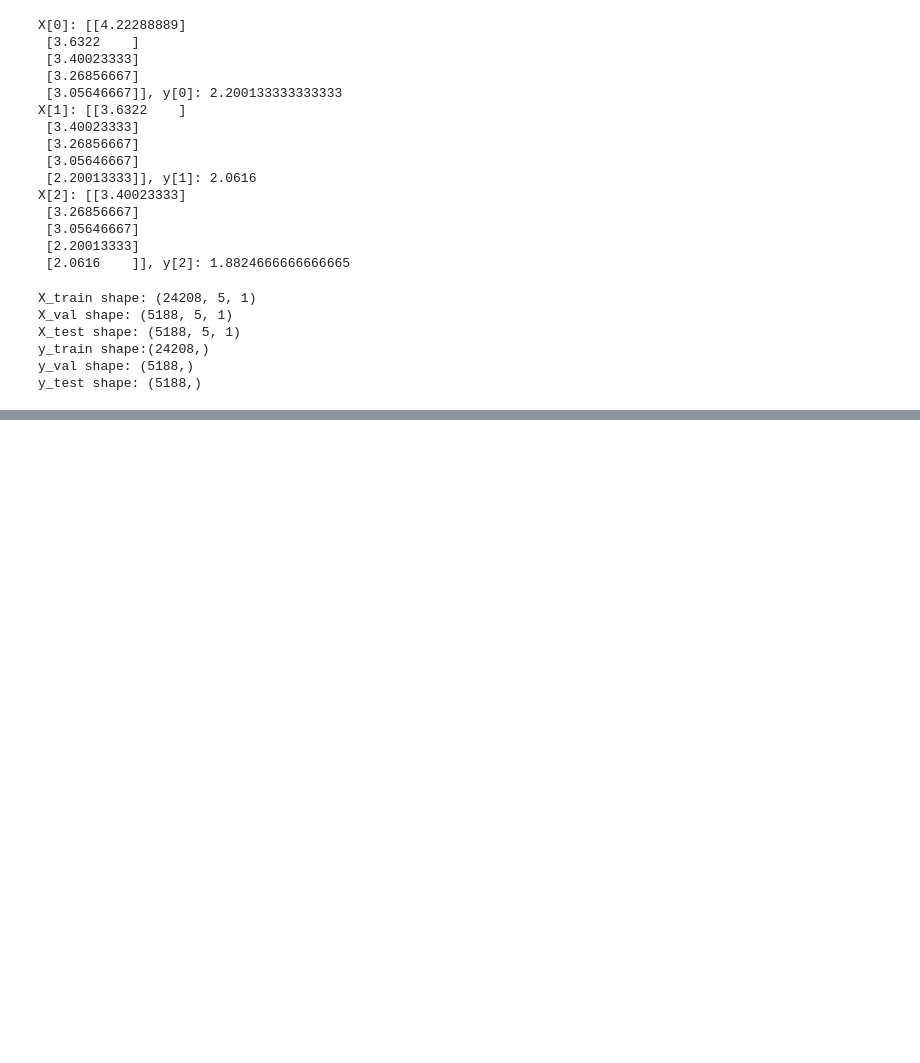
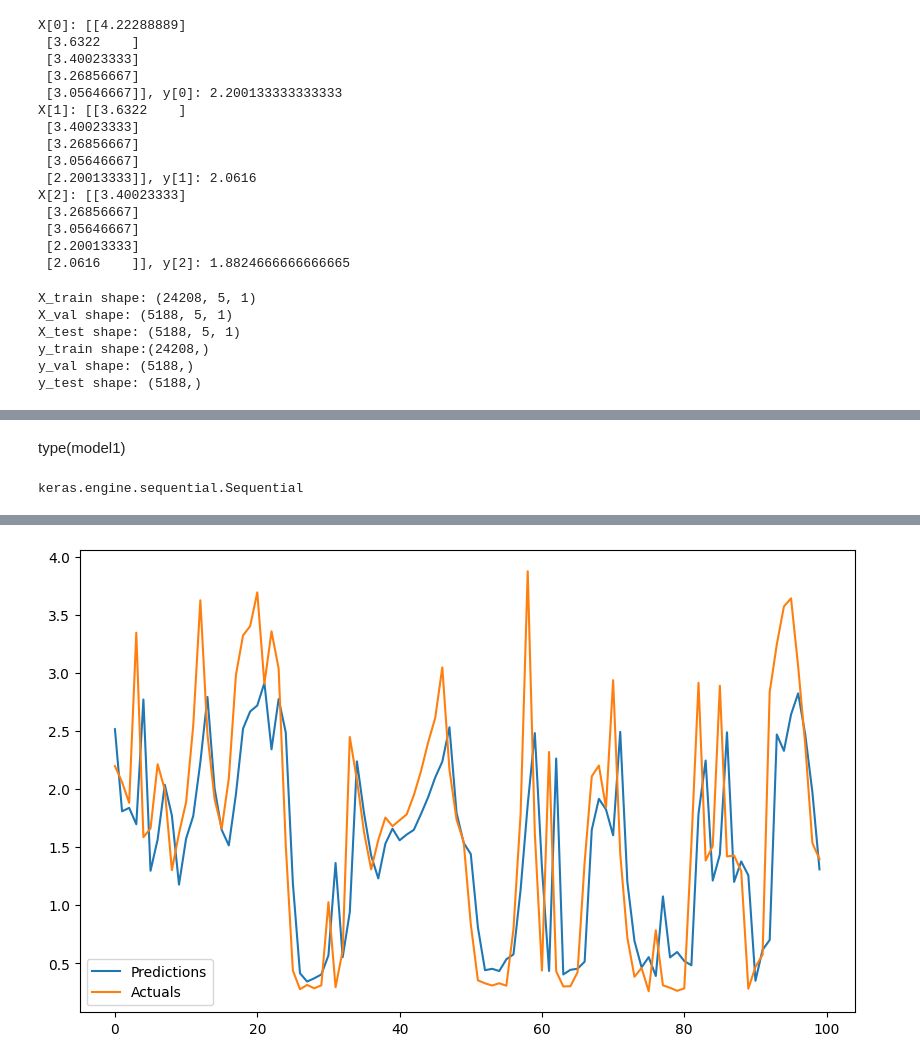
Before and after one commit to ptanner925/uci_eletric_power_consumption_rnn, a Jupyter notebook: models/model_dev.ipynb, the cells around one changed output, grey strips where cells are left out. Drawn from its saved outputs; the diff is of its cells as text; code cells hidden in the pictures; blank space fills up the shorter version.

```diff
--- a/models/model_dev.ipynb
+++ b/models/model_dev.ipynb
@@ -149,2 +174,2 @@ model1.compile(loss=MeanSquaredError(), optimizer=Adam(learning_rate = 0.001), m
 # %%
-# model1.fit(X_train,y_train, validation_data=(X_val,y_val), epochs = 10,verbose = 2)
+model1.fit(X_train,y_train, validation_data=(X_val,y_val), callbacks =[cp], epochs = 10,verbose = 2)
@@ -155,0 +215,3 @@ print("Done ✅")
+# %%
+from tensorflow.keras.models import load_model
+model1 = load_model('model1/checkpoint.models.keras')
@@ -155,0 +225,16 @@ print("Done ✅")
+# %% [markdown]
+type(model1)
+# %%
+type(model1)
+# %% [output]
+keras.engine.sequential.Sequential
+# %%
+train_predictions = model1.predict(X_train).flatten()
+train_results = pd.DataFrame(data = {'Train Predictions': train_predictions, 'Train Actuals': y_train})
+
+plt.figure(figsize=(10,6))
+plt.plot(train_results['Train Predictions'][:100], label='Predictions')
+plt.plot(train_results['Train Actuals'][:100], label='Actuals')
+plt.legend()
+plt.show()
+# %% [output]
@@ -155,0 +250 @@ print("Done ✅")
+[figure, added]
```
Also changed, not shown: parts of 18 cells of this notebook, 3 other files.
